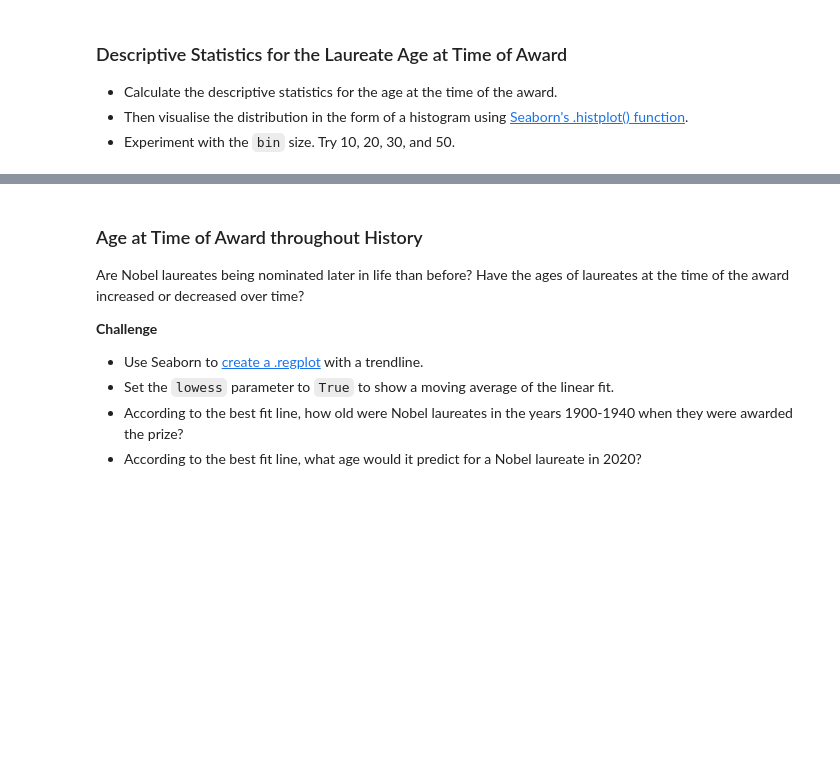
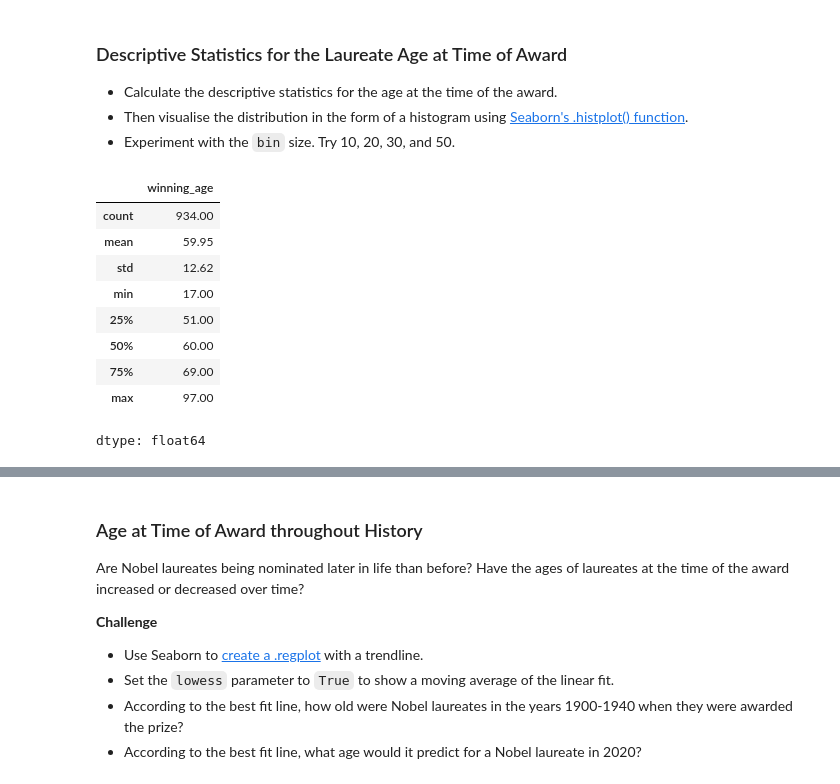
Before and after one commit to TahaThinks/DataScienceProjects2024, a Jupyter notebook: Nobel_Prize_Analysis_(start).ipynb, the cells around one changed output, grey strips where cells are left out. Cells and saved outputs as stored; diff of their text form; code cells hidden in the pictures; blank space fills up the shorter version.

```diff
--- a/Nobel_Prize_Analysis_(start).ipynb
+++ b/Nobel_Prize_Analysis_(start).ipynb
@@ -898,3 +898,16 @@ display(df_data.nsmallest(n=1, columns='winning_age'))
 * Calculate the descriptive statistics for the age at the time of the award.
 * Then visualise the distribution in the form of a histogram using [Seaborn's .histplot() function](https://seaborn.pydata.org/generated/seaborn.histplot.html).
 * Experiment with the `bin` size. Try 10, 20, 30, and 50.
+# %%
+df_data['winning_age'].describe()
+# %% [output]
+|  | winning_age |
+| count | 934.00 |
+| mean | 59.95 |
+| std | 12.62 |
+| min | 17.00 |
+| 25% | 51.00 |
+| 50% | 60.00 |
+| 75% | 69.00 |
+| max | 97.00 |
+dtype: float64
```
Also changed, not shown: parts of 2 cells of this notebook.
